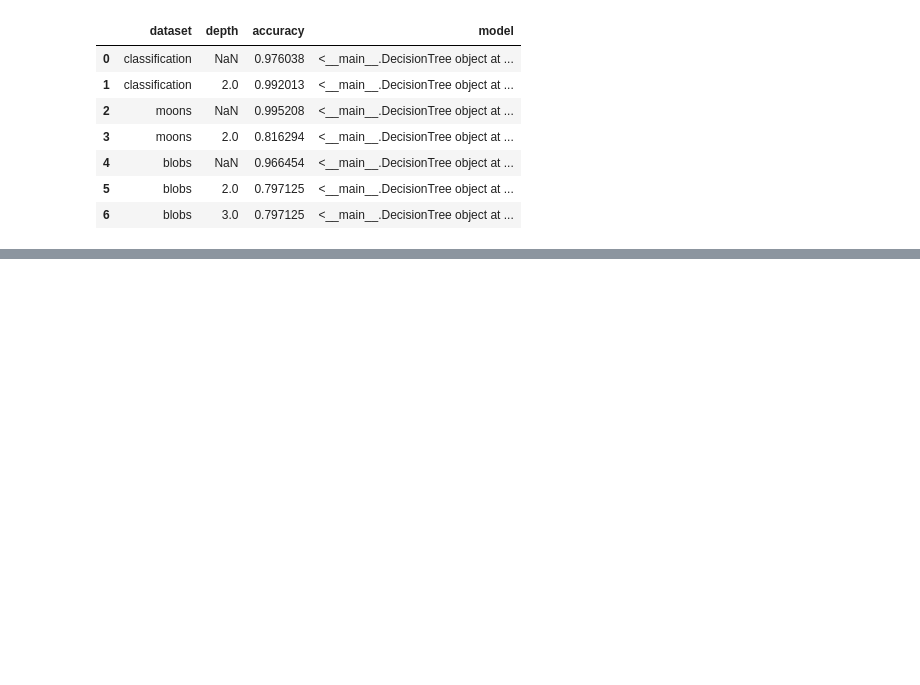
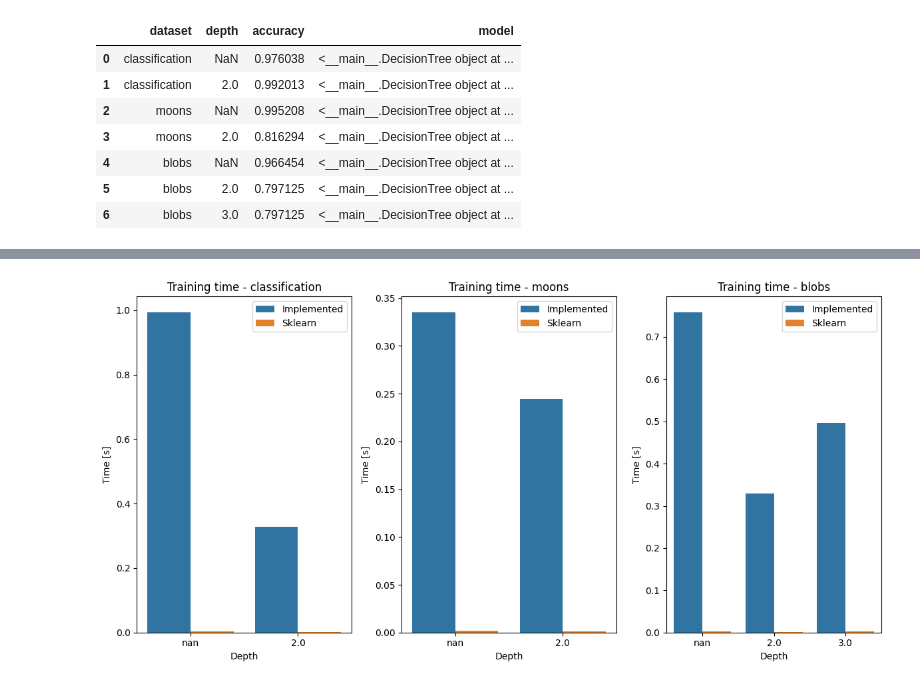
Before and after one commit to adamzsl/master-studies, a Jupyter notebook: decision_tree/decision_tree.ipynb, the cells around one changed output, grey strips where cells are left out. Drawn from its saved outputs; the diff is of its cells as text; code cells hidden in the pictures; blank space fills up the shorter version.

```diff
--- a/decision_tree/decision_tree.ipynb
+++ b/decision_tree/decision_tree.ipynb
@@ -340,0 +470,21 @@ results_df
+# %%
+plt.figure(figsize=(12, 6))
+for ds_name in sorted(times_df['dataset'].unique()):
+    plt.subplot(1, 3, list(times_df['dataset'].unique()).index(ds_name) + 1)
+
+    ds_times = times_df[times_df['dataset'] == ds_name]
+
+    plot_data = ds_times.copy()
+    plot_data['depth'] = plot_data['depth'].apply(lambda x: str(x))
+
+    sns.barplot(x='depth', y='time', hue='type', data=plot_data)
+
+    plt.title(f'Training time - {ds_name}')
+    plt.xlabel('Depth')
+    plt.ylabel('Time [s]')
+    plt.legend()
+
+plt.tight_layout()
+plt.show()
+# %% [output]
+[figure, added]
```
Also changed, not shown: parts of 17 cells of this notebook.
